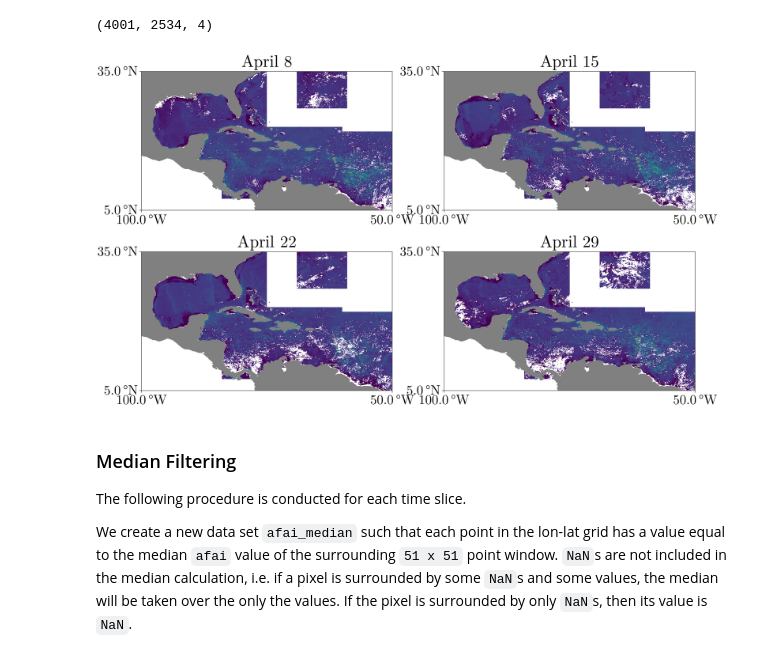
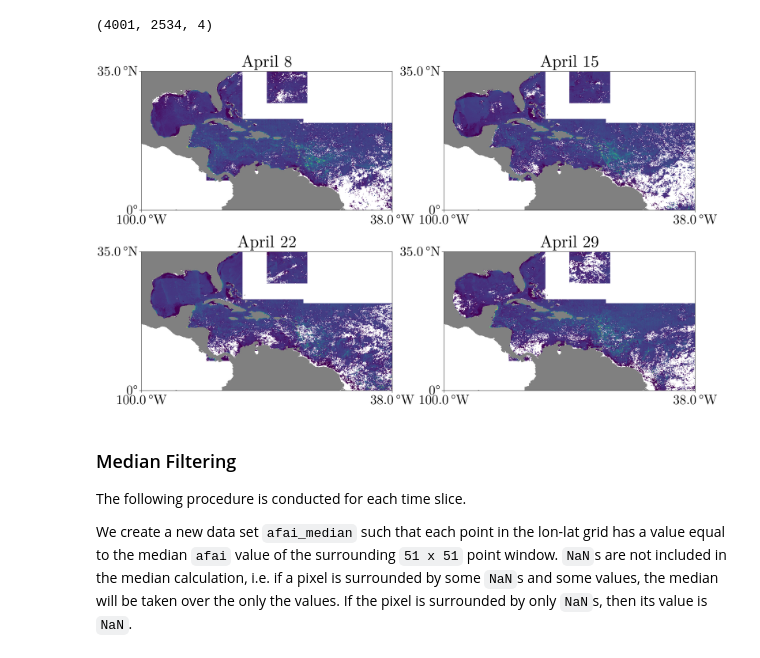
Before and after one commit to 70Gage70/SargassumFromAFAI.jl, a Jupyter notebook: 7day-0.015degree/afai.ipynb, the cells around one changed output. Drawn from its saved outputs; the diff is of its cells as text; code cells hidden in the pictures.

```diff
--- a/7day-0.015degree/afai.ipynb
+++ b/7day-0.015degree/afai.ipynb
@@ -87,29 +87,29 @@ size(afai)
 # %%
 fig = default_fig()
 
 # Day 8
-ax = geo_axis(fig[1, 1], title = L"\text{April 8}")
+ax = geo_axis(fig[1, 1], title = L"\text{April 8}", limits = (-100, -38, 0, 35))
 heatmap!(ax, lon, lat, afai[:,:,1])
 land!(ax)
 
 # Day 15
-ax = geo_axis(fig[1, 2], title = L"\text{April 15}")
+ax = geo_axis(fig[1, 2], title = L"\text{April 15}", limits = (-100, -38, 0, 35))
 heatmap!(ax, lon, lat, afai[:,:,2])
 land!(ax)
 
 # Day 22
-ax = geo_axis(fig[2, 1], title = L"\text{April 22}")
+ax = geo_axis(fig[2, 1], title = L"\text{April 22}", limits = (-100, -38, 0, 35))
 heatmap!(ax, lon, lat, afai[:,:,3])
 land!(ax)
 
 # Day 29
-ax = geo_axis(fig[2, 2], title = L"\text{April 29}")
+ax = geo_axis(fig[2, 2], title = L"\text{April 29}", limits = (-100, -38, 0, 35))
 heatmap!(ax, lon, lat, afai[:,:,4])
 land!(ax)
 
 fig
 # %% [output]
-[figure, old version]
+[figure, new version]
 # %% [markdown]
 ### Median Filtering
 
```
Also changed, not shown: parts of 17 cells of this notebook.
